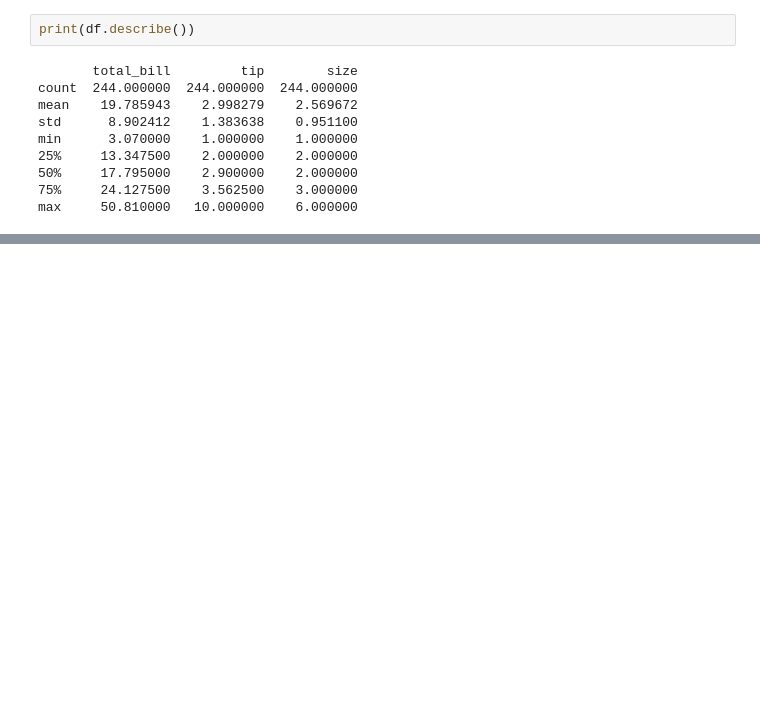
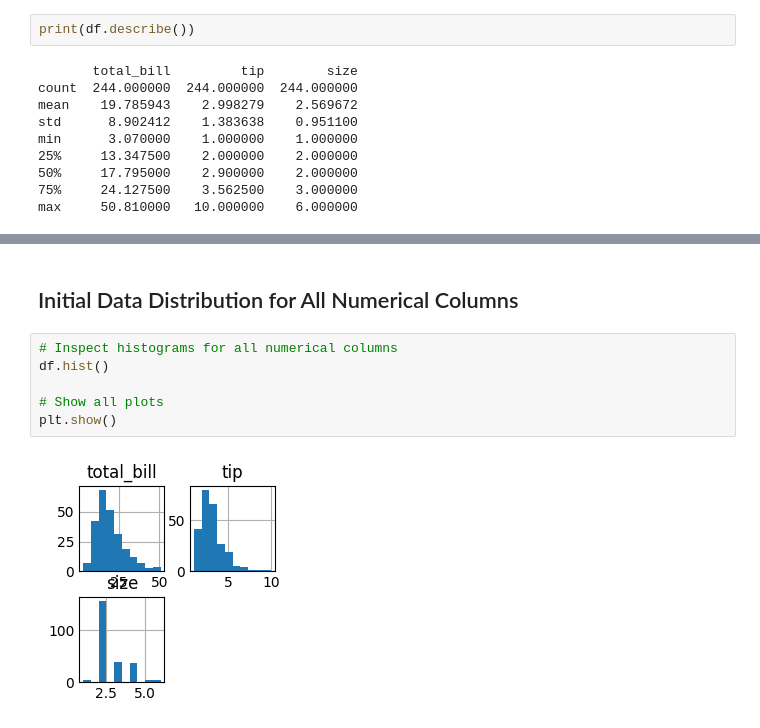
Before and after one commit to klg56880/datafun-06-eda, a Jupyter notebook: karitaylor_eda.ipynb, the cells around one changed output, grey strips where cells are left out. Cells and saved outputs as stored; diff of their text form; blank space fills up the shorter version.

```diff
--- a/karitaylor_eda.ipynb
+++ b/karitaylor_eda.ipynb
@@ -67,0 +77,10 @@ max     50.810000   10.000000    6.000000
+# %% [markdown]
+## Initial Data Distribution for All Numerical Columns
+# %%
+# Inspect histograms for all numerical columns
+df.hist()
+
+# Show all plots
+plt.show()
+# %% [output]
+[figure, added]
```
Also changed, not shown: parts of 40 cells of this notebook.
